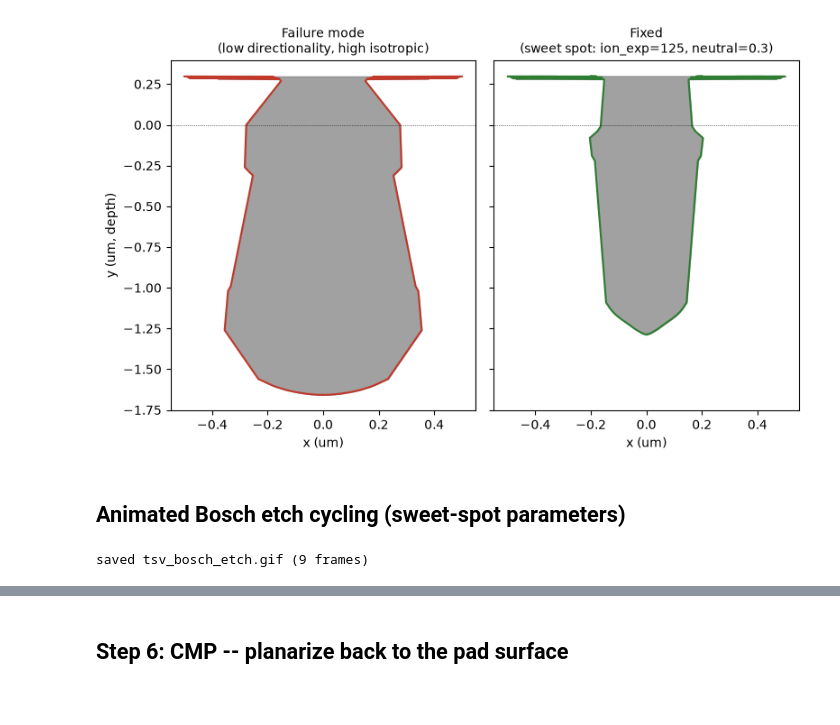
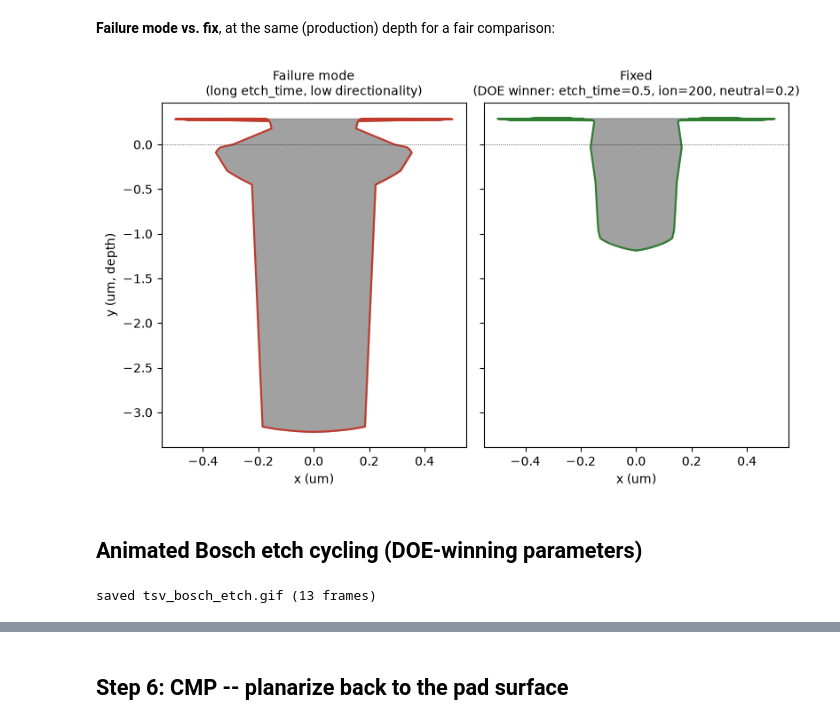
Before and after one commit to haomingkoo/ViennaPS-HBM, a Jupyter notebook: tsv_traveler.ipynb, the cells around one changed output, grey strips where cells are left out. Cells and saved outputs as stored; diff of their text form; code cells hidden in the pictures.

```diff
--- a/tsv_traveler.ipynb
+++ b/tsv_traveler.ipynb
@@ -24,6 +27,15 @@ MATERIAL_COLOR = {
     "Si": "#8a8a8a", "Mask": "#d9c48f", "SiO2": "#a8d0e6",
     "Cu_barrier": "#c9a876", "Cu_fill": "#d98a4f",
 }
+
+# Winning parameters from the 768-run etch DOE + downstream sweeps.
+ETCH = dict(ion_source_exponent=200, neutral_sticking_probability=0.2,
+            etch_time=0.5, deposition_thickness=0.01)
+PRODUCTION_CYCLES = 12  # see methodology note: chosen to reach a depth
+                         # comparable to the pre-DOE baseline, not just "more"
+LINER = dict(thickness=0.02, sticking=0.2)
+BARRIER = dict(thickness=0.015, iso_ratio=0.1)
+FILL_SUPERCONFORMAL = dict(thickness=0.18, iso_ratio=0.05)
 # %% [markdown]
 ## Step 1-2: Patterning + Bosch DRIE etch
 
@@ -78,45 +145,42 @@ etches in all directions" unless the C4F8 passivation keeps it in check).
+# %% [markdown]
+**Failure mode vs. fix**, at the same (production) depth for a fair comparison:
 # %%
-# failure mode: low ion directionality + high isotropic component
 geo_bad = tp.make_initial_geometry(radius=0.15)
-geo_bad, depth_bad = tp.bosch_etch(geo_bad, num_cycles=5,
-                                    ion_source_exponent=50, neutral_sticking_probability=0.02)
+geo_bad, depth_bad = tp.bosch_etch(geo_bad, num_cycles=PRODUCTION_CYCLES,
+                                    ion_source_exponent=50, neutral_sticking_probability=0.02,
+                                    etch_time=2.0, deposition_thickness=0.04)
 pts_bad = tp.trim_for_display(tp.profile_points(geo_bad), 0.31)
 
-# fix: real sweet spot from the bulge-based sweep (not fit-slope, which
-# hides symmetric bowing) -- higher neutral_sticking, not lower, wins
 geo_good = tp.make_initial_geometry(radius=0.15)
-geo_good, depth_good = tp.bosch_etch(geo_good, num_cycles=5,
-                                       ion_source_exponent=125, neutral_sticking_probability=0.3)
+geo_good, depth_good = tp.bosch_etch(geo_good, num_cycles=PRODUCTION_CYCLES, **ETCH)
 pts_good = tp.trim_for_display(tp.profile_points(geo_good), 0.31)
 
 fig, axes = plt.subplots(1, 2, figsize=(8, 5), sharey=True)
 for ax, pts, depth, title, color in [
-    (axes[0], pts_bad, depth_bad, "Failure mode\n(low directionality, high isotropic)", "#c0392b"),
-    (axes[1], pts_good, depth_good, "Fixed\n(sweet spot: ion_exp=125, neutral=0.3)", "#2e7d32"),
+    (axes[0], pts_bad, depth_bad, "Failure mode\n(long etch_time, low directionality)", "#c0392b"),
+    (axes[1], pts_good, depth_good, "Fixed\n(DOE winner: etch_time=0.5, ion=200, neutral=0.2)", "#2e7d32"),
 ]:
     ax.fill_betweenx(pts[:, 1], -pts[:, 0], pts[:, 0], color=MATERIAL_COLOR["Si"], alpha=0.8)
     ax.plot(pts[:, 0], pts[:, 1], color=color, lw=1.5)
     ax.plot(-pts[:, 0], pts[:, 1], color=color, lw=1.5)
     ax.axhline(0, color="k", lw=0.5, ls=":")
     ax.set_title(title, fontsize=10)
     ax.set_xlabel("x (um)")
 axes[0].set_ylabel("y (um, depth)")
 plt.tight_layout()
 plt.savefig("fig_etch_failure_vs_fix.png", dpi=130)
 plt.show()
 # %% [output]
-[figure, old version]
+[figure, new version]
 # %% [markdown]
-## Animated Bosch etch cycling (sweet-spot parameters)
+## Animated Bosch etch cycling (DOE-winning parameters)
 # %%
 frames = []
 def on_cycle(geometry, i):
     frames.append(tp.profile_points(geometry))
 
 geo_anim = tp.make_initial_geometry(radius=0.15)
-geo_anim, depth_anim = tp.bosch_etch(geo_anim, num_cycles=8,
-                                       ion_source_exponent=200, neutral_sticking_probability=0.3,
-                                       on_cycle=on_cycle)
+geo_anim, depth_anim = tp.bosch_etch(geo_anim, num_cycles=PRODUCTION_CYCLES, on_cycle=on_cycle, **ETCH)
 
 fig, ax = plt.subplots(figsize=(4, 5))
 def draw(i):
@@ -129,12 +193,12 @@ def draw(i):
     ax.set_title(f"Bosch cycle {i}/{len(frames)-1}")
     ax.set_xlabel("x (um)"); ax.set_ylabel("y (um)")
 
-anim = animation.FuncAnimation(fig, draw, frames=len(frames), interval=300)
-anim.save("tsv_bosch_etch.gif", writer=animation.PillowWriter(fps=3))
+anim = animation.FuncAnimation(fig, draw, frames=len(frames), interval=250)
+anim.save("tsv_bosch_etch.gif", writer=animation.PillowWriter(fps=4))
 plt.close(fig)
 print(f"saved tsv_bosch_etch.gif ({len(frames)} frames)")
 # %% [output]
-saved tsv_bosch_etch.gif (9 frames)
+saved tsv_bosch_etch.gif (13 frames)
 # %% [markdown]
 ![Bosch etch animation](tsv_bosch_etch.gif)
 
```
Also changed, not shown: parts of 20 cells of this notebook, 22 other files.
